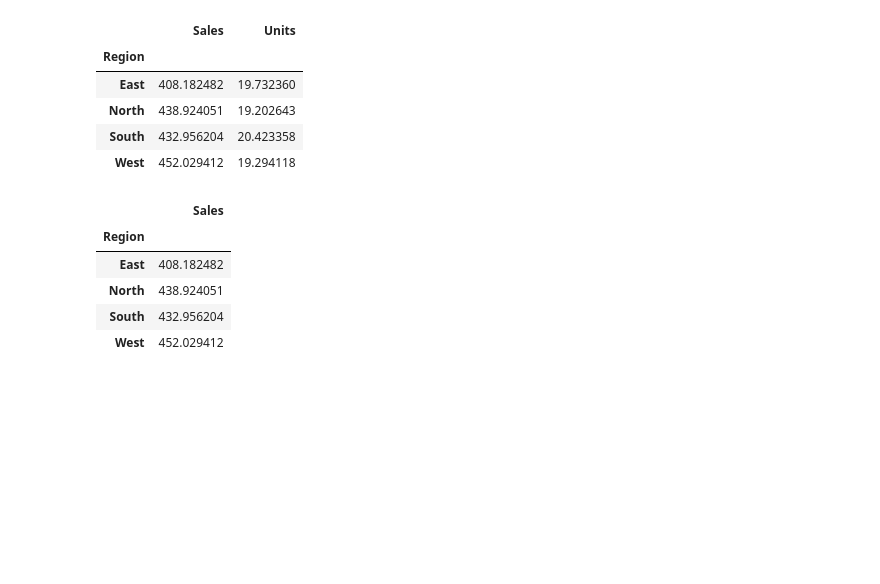
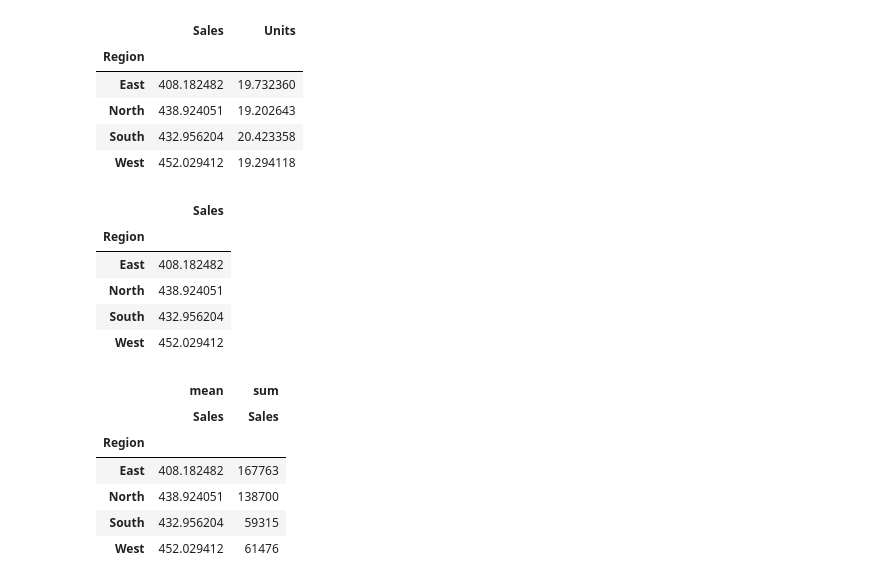
Before and after one commit to Abhilashg11/Data_science, a Jupyter notebook: Pandas1/pandas.ipynb, the cells around one changed output. Drawn from its saved outputs; the diff is of its cells as text; code cells hidden in the pictures; blank space fills up the shorter version.

```diff
--- a/Pandas1/pandas.ipynb
+++ b/Pandas1/pandas.ipynb
@@ -417,3 +417,14 @@ pivot2
 | North | 438.924051 |
 | South | 432.956204 |
 | West | 452.029412 |
+# %%
+pivot3 = pd.pivot_table(df,index='Region',values='Sales',aggfunc=['mean','sum'])
+pivot3
+# %% [output]
+|  | mean | sum |
+|  | Sales | Sales |
+| Region |  |  |
+| East | 408.182482 | 167763 |
+| North | 438.924051 | 138700 |
+| South | 432.956204 | 59315 |
+| West | 452.029412 | 61476 |
```
